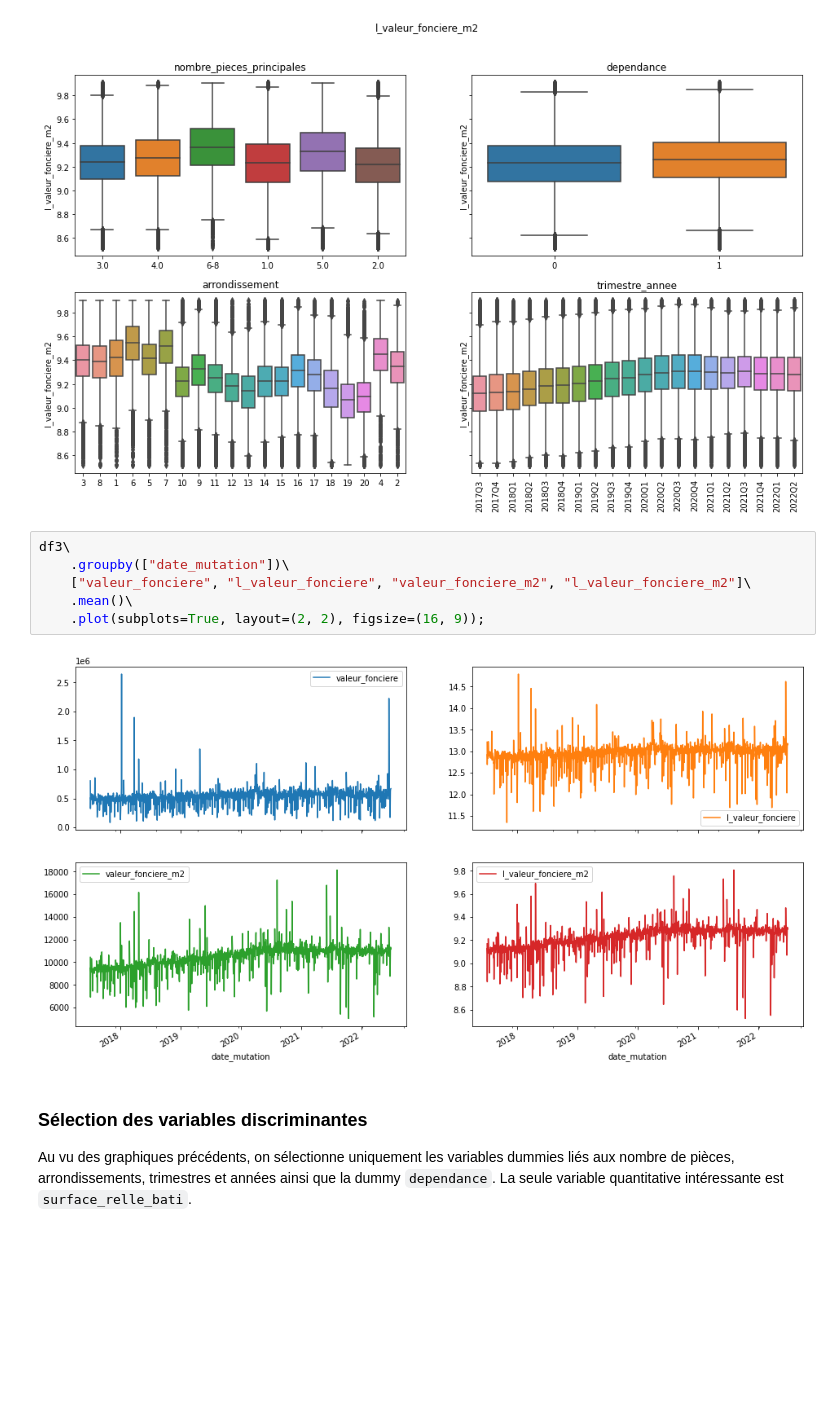
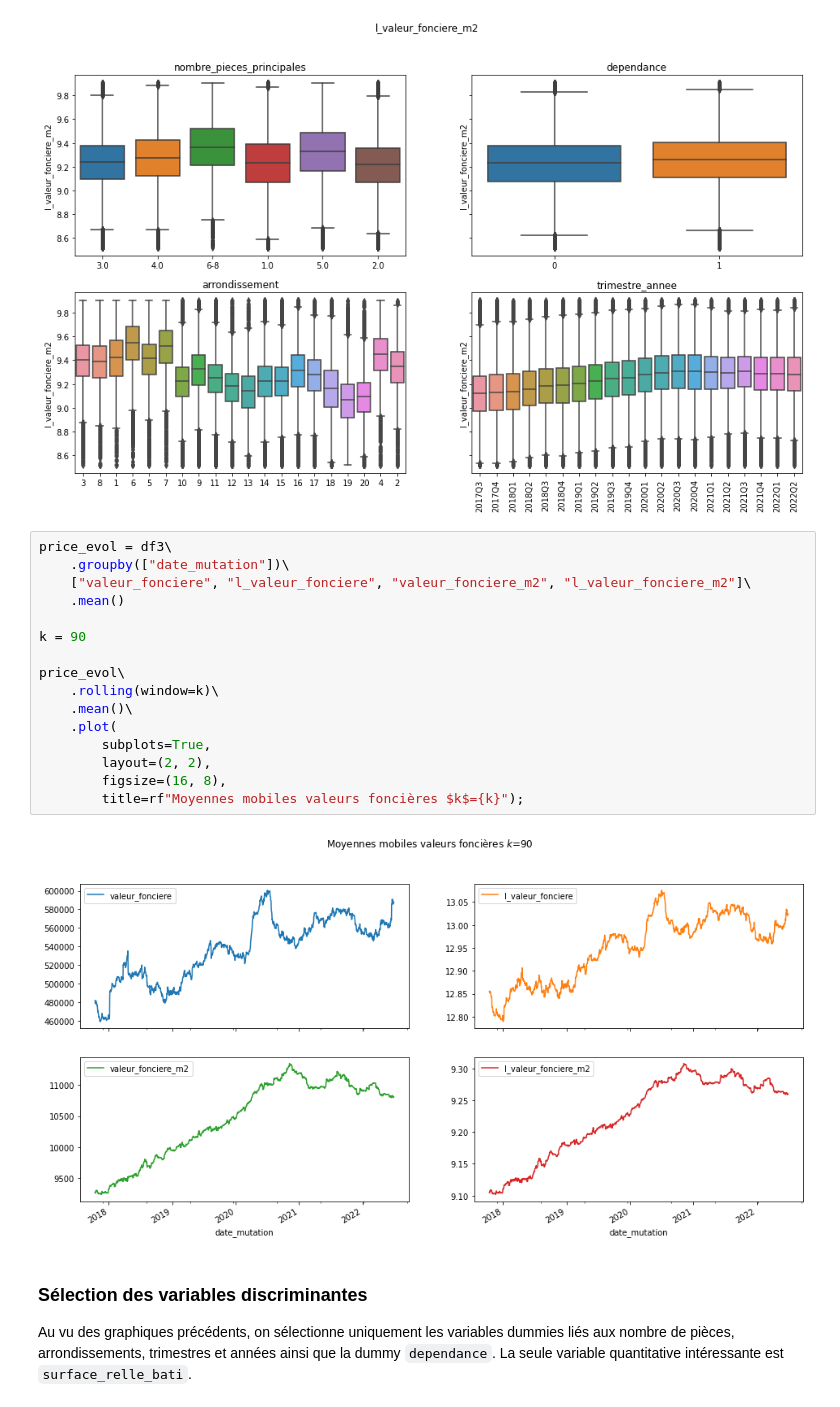
Before and after one commit to PeDiot/mon-predicteur-immo, a Jupyter notebook: analysis/dvf_paris_flats.ipynb, the cells around one changed output. Drawn from its saved outputs; the diff is of its cells as text; blank space fills up the shorter version.

```diff
--- a/analysis/dvf_paris_flats.ipynb
+++ b/analysis/dvf_paris_flats.ipynb
@@ -601,13 +601,23 @@ for target in ("valeur_fonciere", "valeur_fonciere_m2", "l_valeur_fonciere", "l_
 [figure]
 [figure]
 # %%
-df3\
+price_evol = df3\
     .groupby(["date_mutation"])\
     ["valeur_fonciere", "l_valeur_fonciere", "valeur_fonciere_m2", "l_valeur_fonciere_m2"]\
+    .mean()
+
+k = 90
+
+price_evol\
+    .rolling(window=k)\
     .mean()\
-    .plot(subplots=True, layout=(2, 2), figsize=(16, 9));
+    .plot(
+        subplots=True,
+        layout=(2, 2),
+        figsize=(16, 8),
+        title=rf"Moyennes mobiles valeurs foncières $k$={k}");
 # %% [output]
-[figure, old version]
+[figure, new version]
 # %% [markdown]
 ### Sélection des variables discriminantes
 
```
Also changed, not shown: parts of 5 cells of this notebook.
